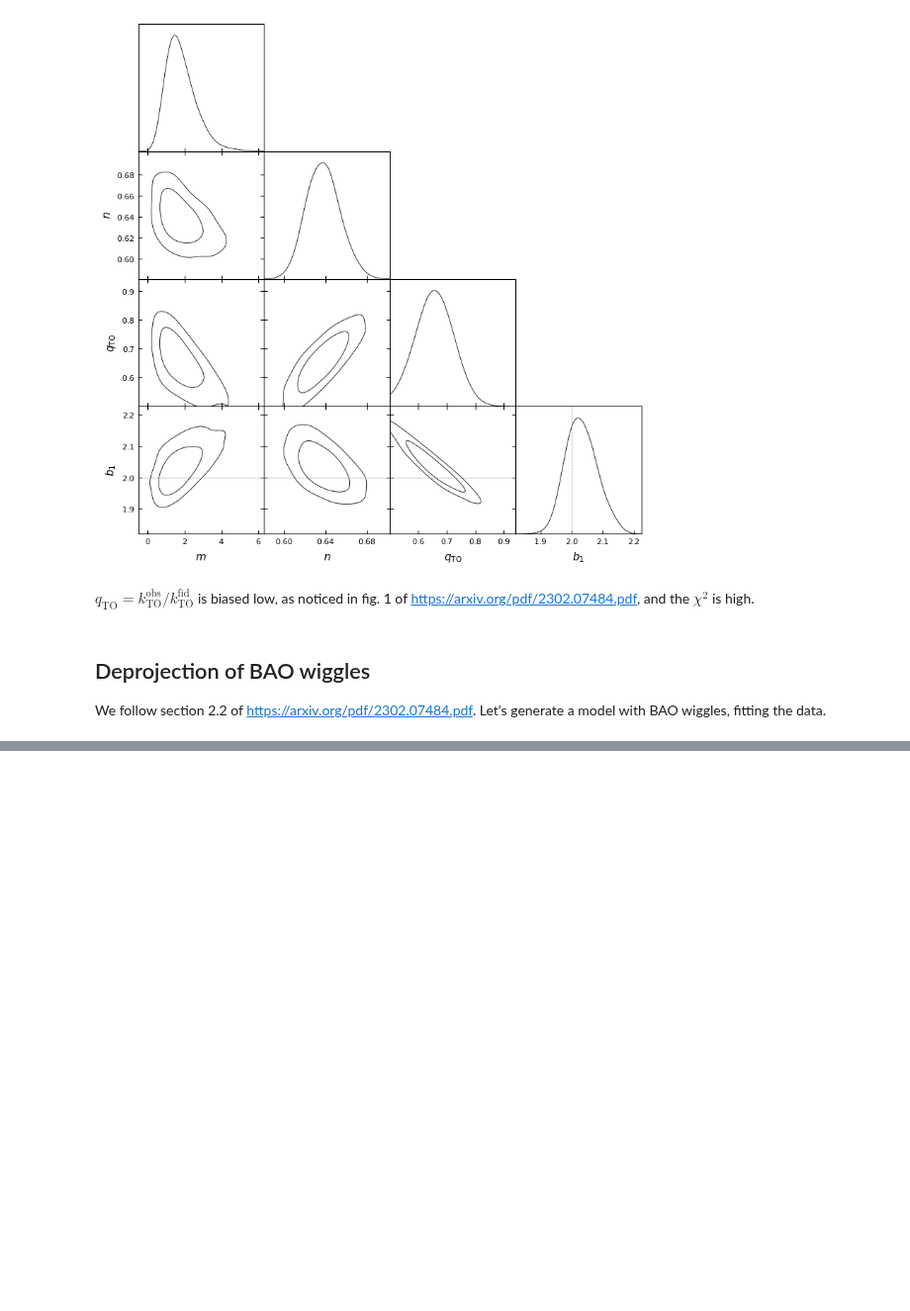
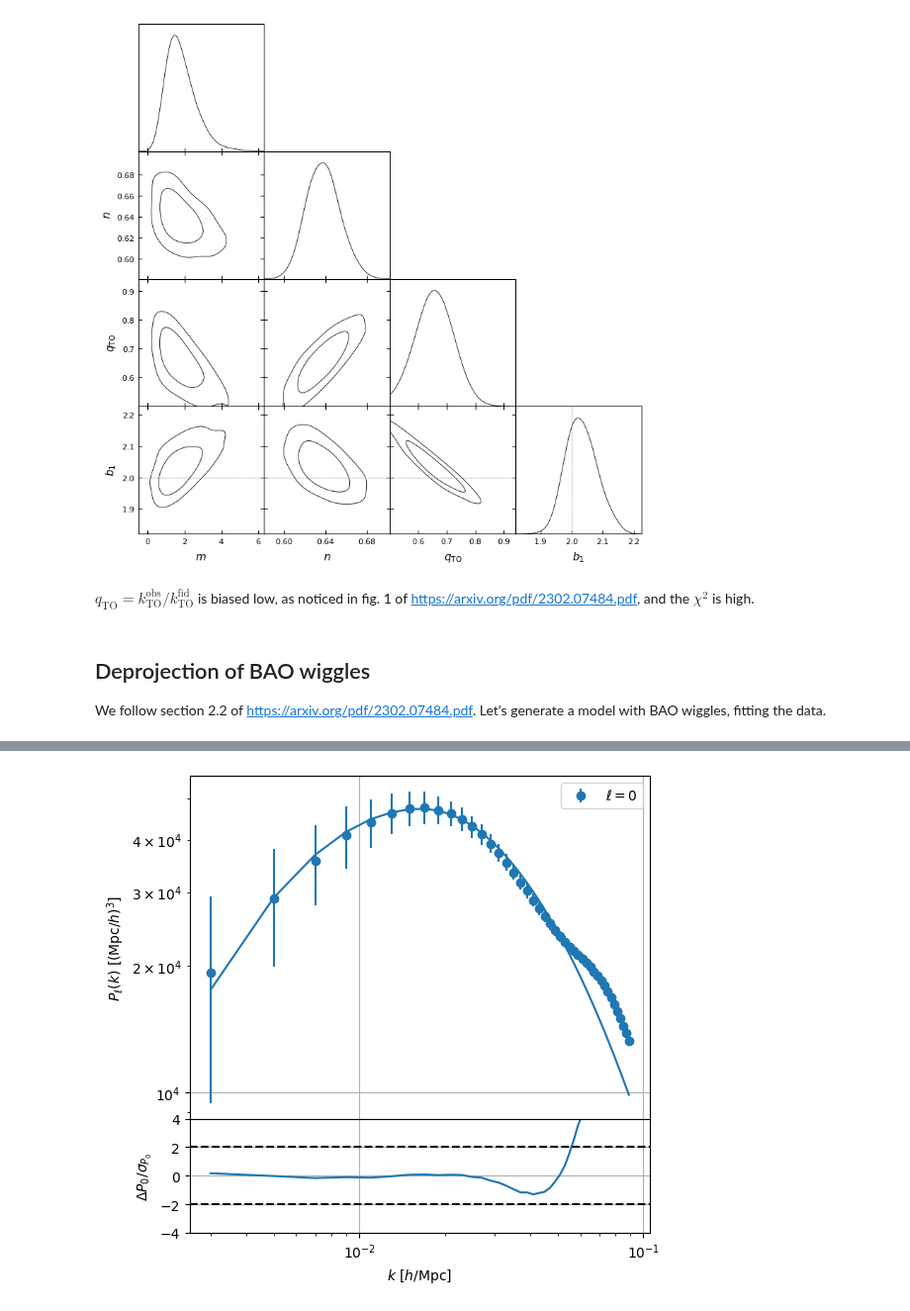
Before and after one commit to cosmodesi/desilike, a Jupyter notebook: nb/turnover_examples.ipynb, the cells around one changed output, grey strips where cells are left out. Shown at 99% size. Cells and saved outputs as stored; diff of their text form; code cells hidden in the pictures; blank space fills up the shorter version.

```diff
--- a/nb/turnover_examples.ipynb
+++ b/nb/turnover_examples.ipynb
@@ -268,0 +281,5 @@ Removed no burn in
+# %%
+likelihood(**profiles.bestfit.choice(input=True))
+observable.plot(scaling='loglog', show=True);
+# %% [output]
+[figure, added]
```
Also changed, not shown: parts of 15 cells of this notebook.
